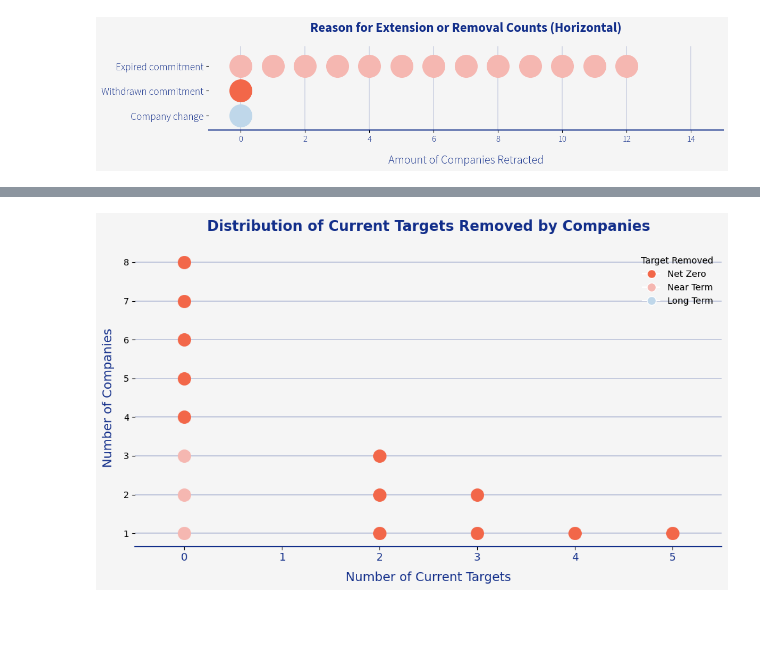
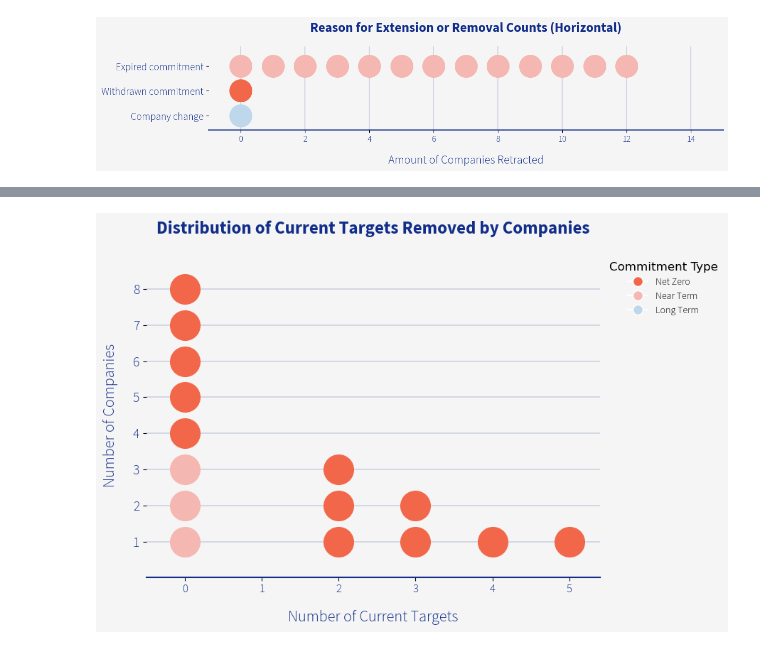
Before and after one commit to AnjaBrocklehurst/AnjaBrocklehurst.github.io, a Jupyter notebook: assets/code/5_SBTi Denmark_Retracted.ipynb, the cells around one changed output, grey strips where cells are left out. Cells and saved outputs as stored; diff of their text form; code cells hidden in the pictures; blank space fills up the shorter version.

```diff
--- a/assets/code/5_SBTi Denmark_Retracted.ipynb
+++ b/assets/code/5_SBTi Denmark_Retracted.ipynb
@@ -1287,9 +1310,8 @@ print(filtered_retr)
 # %%
-# sort filtered_retr by target_removed
+# Sort by target_removed for consistent color mapping
 filtered_retr = filtered_retr.sort_values(by="target_removed")
 
-
-# Colors
+# Visual identity colors
 category_colors = {
     "Net Zero": sbt_palette[1],
     "Near Term": sbt_palette[0],
@@ -1297,49 +1319,71 @@ category_colors = {
 }
 
 # Setup plot
-fig, ax = plt.subplots(figsize=(10, 6), facecolor="#f5f5f5")
+fig, ax = plt.subplots(figsize=(9, 6), facecolor="#f5f5f5")
 ax.set_facecolor("#f5f5f5")
 
-# Group and count each company occurrence by current_targets
+# Track vertical stacking for each current_targets value
 counts = {}
 
-# For each company, place a dot at (current_targets, vertical stack position)
 for _, row in filtered_retr.iterrows():
     x = row["current_targets"]
     category = row["target_removed"]
 
-    # Count how many companies already at this x
     y = counts.get(x, 0) + 1
     counts[x] = y
 
-    # Plot dot
-    ax.plot(x, y, 'o', color=category_colors.get(category, "#999999"), markersize=14, zorder=3)
+    ax.plot(x, y, 'o', color=category_colors.get(category, "#999999"), markersize=30, zorder=3)
 
-# Axis and labels
-ax.set_xlim(-0.5, 5.5)
-ax.set_xticks(range(0, 6))
-ax.set_xticklabels(range(0, 6), fontsize=12, color="#122E8A")
-ax.set_xlabel("Number of Current Targets", fontsize=14, color="#122E8A", labelpad=10)
+# Axes limits and ticks
+max_x = 5
+ax.set_xlim(-0.5, max_x + 0.4)
+ax.set_ylim(0, max(counts.values()) + 1)
 
-ax.set_ylabel("Number of Companies", fontsize=14, color="#122E8A", labelpad=10)
-ax.yaxis.grid(True, linestyle='-', linewidth=0.3, color="#122E8A", zorder=0)
+ax.set_xticks(range(0, max_x + 1))
+ax.set_xticklabels(
+    range(0, max_x + 1), fontproperties=font_light, fontsize=12, color="#122E8A"
+)
+ax.set_yticks(range(1, max(counts.values()) + 1))
+ax.set_yticklabels(
+    range(1, max(counts.values()) + 1), fontproperties=font_light, fontsize=14, color="#122E8A"
+)
 
-# Spines and cleanup
+# Axis labels
+ax.set_xlabel(
+    "Number of Current Targets", fontproperties=font_light, fontsize=16, color="#122E8A", labelpad=15
+)
+ax.set_ylabel(
+    "Number of Companies", fontproperties=font_light, fontsize=16, color="#122E8A", labelpad=15
+)
+
+# Grid and spines
+ax.yaxis.grid(True, linestyle='-', linewidth=0.2, color="#122E8A", zorder=0)
 ax.spines['top'].set_visible(False)
 ax.spines['right'].set_visible(False)
 ax.spines['left'].set_visible(False)
 ax.spines['bottom'].set_color("#122E8A")
 ax.spines['bottom'].set_linewidth(1.5)
 
 # Title
-ax.set_title("Distribution of Current Targets Removed by Companies", fontsize=16, fontweight="bold", color="#122E8A", pad=20)
+ax.set_title(
+    "Distribution of Current Targets Removed by Companies",
+    fontproperties=font_bold, fontsize=18, fontweight="bold", color="#122E8A", pad=20
+)
 
-# Optional legend
+# Legend
 handles = [plt.Line2D([0], [0], marker='o', color='w', label=k, markerfacecolor=v, markersize=10)
            for k, v in category_colors.items()]
-ax.legend(handles=handles, title="Target Removed", frameon=False, loc='upper right')
+ax.legend(
+    handles=handles,
+    title="Commitment Type",
+    loc="upper left",
+    bbox_to_anchor=(1, 1),  # Position legend outside the plot
+    frameon=False,
+    prop=font_light,  # Match font properties
+    title_fontsize=12  # Match title font size
+)
 
 plt.tight_layout()
 plt.show()
 # %% [output]
-[figure, old version]
+[figure, new version]
```
Also changed, not shown: parts of 8 cells of this notebook.
